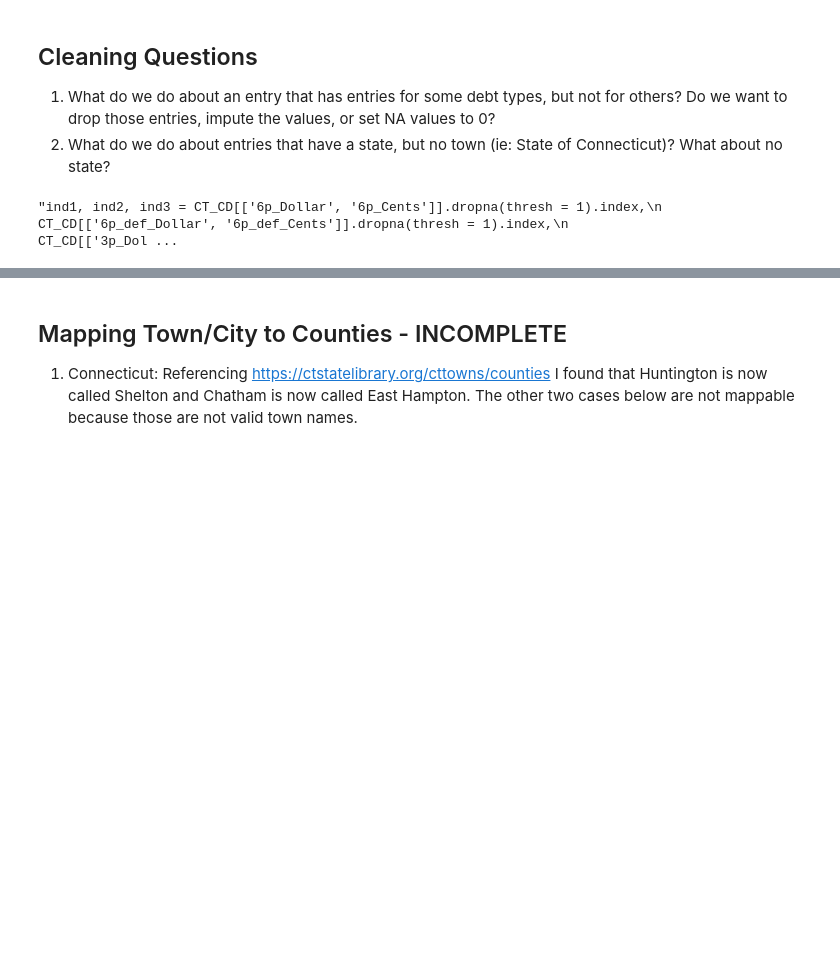
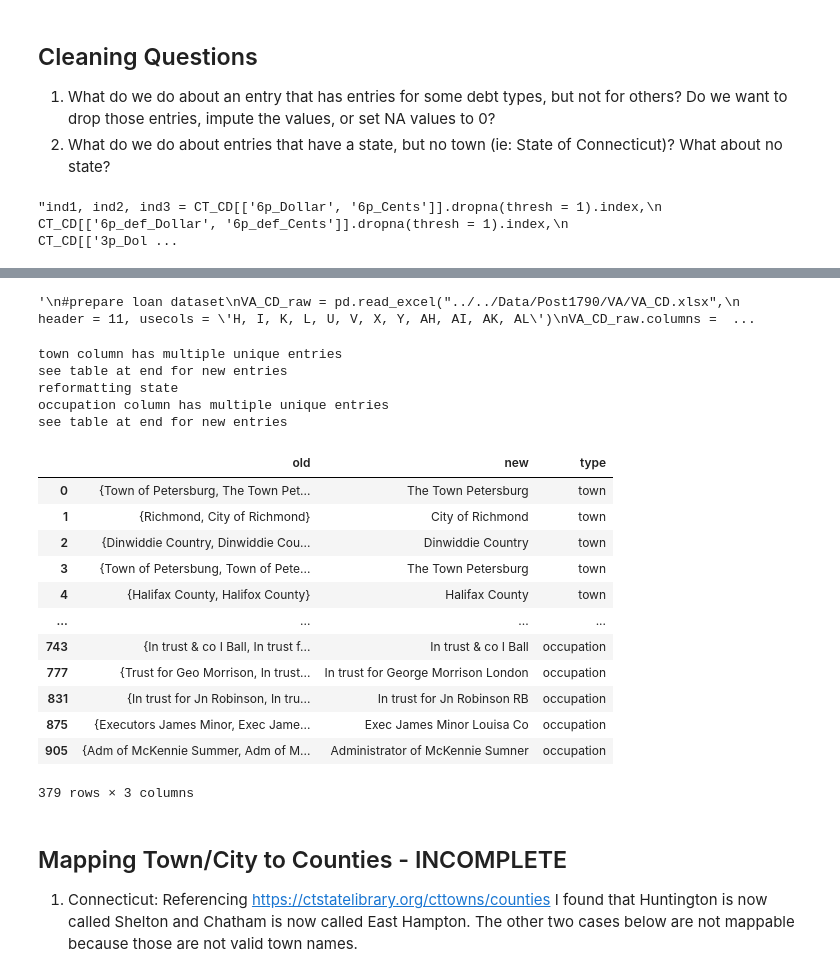
Before and after one commit to davidch2020/SPEOC-pt-1, a Jupyter notebook: S2022/post1790_maps/data_cleaning.ipynb, the cells around one changed output, grey strips where cells are left out. Cells and saved outputs as stored; diff of their text form; code cells hidden in the pictures; blank space fills up the shorter version.

```diff
--- a/S2022/post1790_maps/data_cleaning.ipynb
+++ b/S2022/post1790_maps/data_cleaning.ipynb
@@ -106,0 +272,10 @@ see table for new entries
+# %%
+#prepare loan dataset
+RI_CD_raw = pd.read_excel("../../Data/Post1790/RI/T653_Rhode_Island_CD.xlsx",
+                      header = 11, usecols = 'G, H, I, J, K, L, M, U, V, W, X, Y, Z, AA, AI, AJ, AK, AL, AM, AN, AO')
+RI_CD_raw.columns = ['First Name', 'Last Name', 'town1', 'state1', 'occupation1', '6p_Dollar', '6p_Cents',
+                     'First Name.1', 'Last Name.1', 'town2', 'state2', 'occupation2', '6p_def_Dollar', '6p_def_Cents',
+                     'First Name.2', 'Last Name.2', 'town3', 'state3', 'occupation3', '3p_Dollar', '3p_Cents', ]
+RI_CD, change_df = combineCols(RI_CD_raw)
+CD_all = pd.concat([CD_all, RI_CD])
+change_df
@@ -106,0 +293,10 @@ see table for new entries
+# %%
+#prepare loan dataset
+RI_ASD_raw = pd.read_excel("../../Data/Post1790/RI/T653_Rhode_Island_ASD.xlsx",
+                          header = 11, usecols = 'H, I, J, K, L, N, O, X, Y, Z, AA, AB, AD, AE, AN, AO, AP, AQ, AR, AT, AU')
+RI_ASD_raw.columns = ['First Name', 'Last Name', 'town1', 'state1', 'occupation1', '6p_Dollar', '6p_Cents',
+                     'First Name.1', 'Last Name.1', 'town2', 'state2', 'occupation2', '6p_def_Dollar', '6p_def_Cents',
+                     'First Name.2', 'Last Name.2', 'town3', 'state3', 'occupation3', '3p_Dollar', '3p_Cents', ]
+RI_ASD, change_df = combineCols(RI_ASD_raw)
+ASD_all = pd.concat([CD_all, RI_ASD])
+change_df
@@ -106,0 +337,11 @@ see table for new entries
+# %%
+#prepare loan dataset
+SC_ASD_raw = pd.read_excel("../../Data/Post1790/SC/Post_1790_South_Carolina_ASD_transfers_removed.xlsx", header = 11,
+                       usecols = 'D, E, F, G, H, M, N, O')
+SC_ASD_raw.columns = ['First Name', 'Last Name', 'town', 'state', 'occupation', '6p_Dollar', '6p_def_Dollar','3p_Dollar']
+for col in ['6p_', '6p_def_', '3p_']:
+    SC_ASD_raw[col+'Cents'] = SC_ASD_raw[col+'Dollar'] - np.round(SC_ASD_raw[col+'Dollar'], 0)
+    SC_ASD_raw[col+'Dollar'] = np.round(SC_ASD_raw['6p_Dollar'], 0)
+SC_ASD = SC_ASD_raw[['6p_Dollar', '6p_Cents', '6p_def_Dollar', '6p_def_Cents', '3p_Dollar', '3p_Cents',
+                     'town', 'state', 'occupation']]
+ASD_all = pd.concat([ASD_all, SC_ASD])
@@ -107,3 +350,52 @@ see table for new entries
+# %%
+"""
+#prepare loan dataset
+VA_CD_raw = pd.read_excel("../../Data/Post1790/VA/VA_CD.xlsx",
+                      header = 11, usecols = 'H, I, K, L, U, V, X, Y, AH, AI, AK, AL')
+VA_CD_raw.columns = ['First Name', 'Last Name', '6p_Dollar', '6p_Cents',
+                 'First Name.1', 'Last Name.1', '6p_def_Dollar', '6p_def_Cents',
+                 'First Name.2', 'Last Name.2', '3p_Dollar', '3p_Cents']
+VA_CD_raw['state'] = np.nan
+VA_CD_raw['town'] = np.nan
+VA_CD_raw['occupation'] = np.nan
+VA_CD = VA_CD_raw[['6p_Dollar', '6p_Cents', '6p_def_Dollar', '6p_def_Cents', '3p_Dollar', '3p_Cents',
+                   'town', 'state', 'occupation']]
+CD_all = pd.concat([CD_all, VA_CD])
+"""
+# %% [output]
+'\n#prepare loan dataset\nVA_CD_raw = pd.read_excel("../../Data/Post1790/VA/VA_CD.xlsx",\n                      header = 11, usecols = \'H, I, K, L, U, V, X, Y, AH, AI, AK, AL\')\nVA_CD_raw.columns =  ...
+# %%
+#prepare loan dataset
+VA_ASD_raw = pd.read_excel("../../Data/Post1790/VA/VA_ASD.xlsx", header = 11,
+                       usecols = 'D, E, F, G, N, O, U, V, W, X, AE, AF, AL, AM, AN, AO, AW, AX')
+VA_ASD_raw.columns = ['First Name', 'Last Name', 'town1', 'occupation1', '6p_Dollar', '6p_Cents',
+                  'First Name.1', 'Last Name.1', 'town2', 'occupation2', '6p_def_Dollar', '6p_def_Cents',
+                  'First Name.2', 'Last Name.2', 'town3', 'occupation3', '3p_Dollar', '3p_Cents']
+VA_ASD_raw['state1'] = np.nan
+VA_ASD_raw['state2'] = np.nan
+VA_ASD_raw['state3'] = np.nan
+VA_ASD, change_df = combineCols(VA_ASD_raw)
+ASD_all = pd.concat([ASD_all, VA_ASD])
+change_df
+# %% [output]
+town column has multiple unique entries
+see table at end for new entries
+reformatting state
+occupation column has multiple unique entries
+see table at end for new entries
+|  | old | new | type |
+| 0 | {Town of Petersburg, The Town Pet... | The Town Petersburg | town |
+| 1 | {Richmond, City of Richmond} | City of Richmond | town |
+| 2 | {Dinwiddie Country, Dinwiddie Cou... | Dinwiddie Country | town |
+| 3 | {Town of Petersbung, Town of Pete... | The Town Petersburg | town |
+| 4 | {Halifax County, Halifox County} | Halifax County | town |
+| ... | ... | ... | ... |
+| 743 | {In trust & co I Ball, In trust f... | In trust & co I Ball | occupation |
+| 777 | {Trust for Geo Morrison, In trust... | In trust for George Morrison London | occupation |
+| 831 | {In trust for Jn Robinson, In tru... | In trust for Jn Robinson RB | occupation |
+| 875 | {Executors James Minor, Exec Jame... | Exec James Minor Louisa Co | occupation |
+| 905 | {Adm of McKennie Summer, Adm of M... | Administrator of McKennie Sumner | occupation |
+379 rows × 3 columns
 # %% [markdown]
 ## Mapping Town/City to Counties - INCOMPLETE
 1. Connecticut: Referencing <a href = "https://ctstatelibrary.org/cttowns/counties">https://ctstatelibrary.org/cttowns/counties</a> I found that Huntington is now called Shelton and Chatham is now called East Hampton. The other two cases below are not mappable because those are not valid town names.
```
Also changed, not shown: parts of 30 cells of this notebook.
